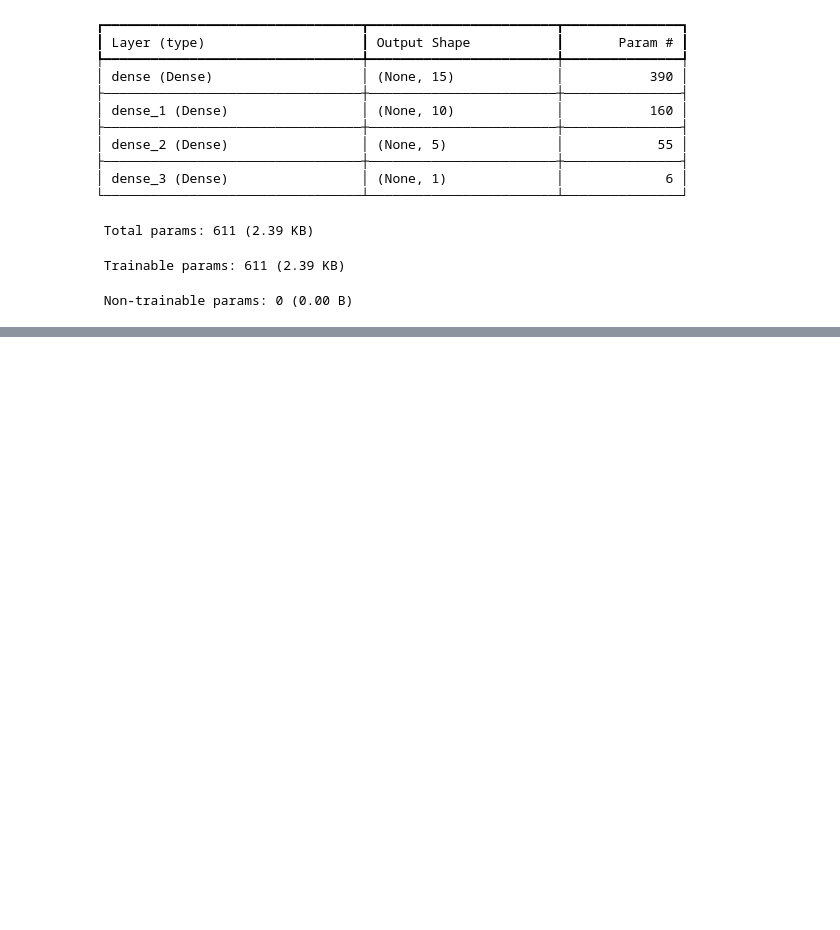
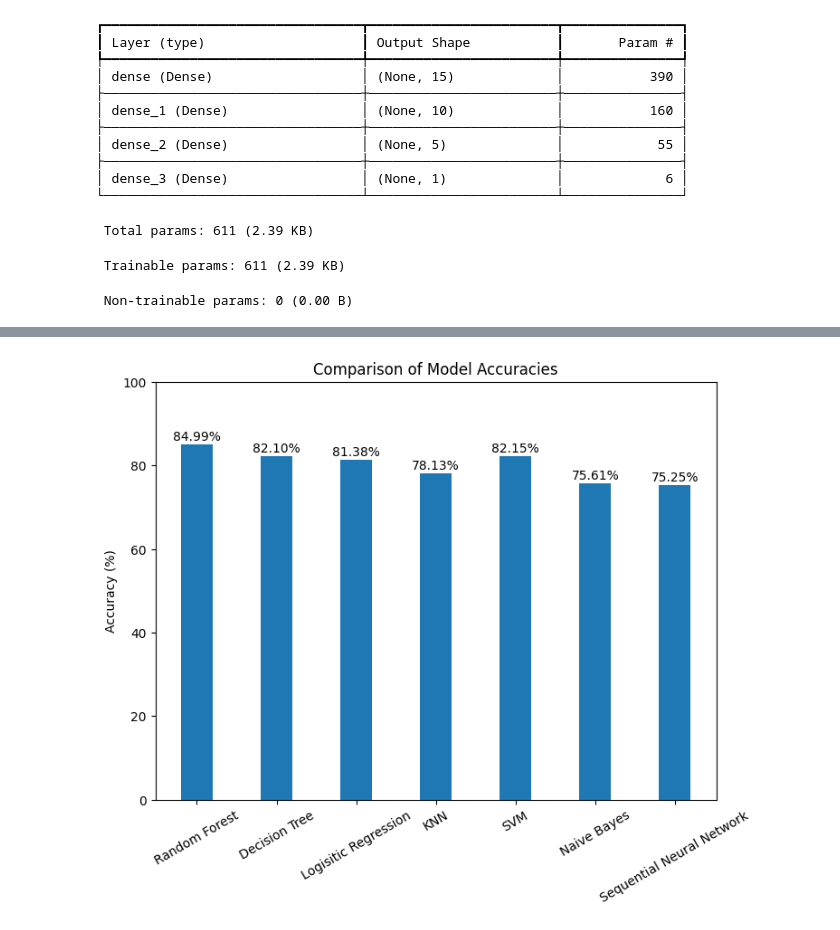
Before and after one commit to Leosce/Bank-Marketing-Campaign, a Jupyter notebook: BankPredictions.ipynb, the cells around one changed output, grey strips where cells are left out. Drawn from its saved outputs; the diff is of its cells as text; code cells hidden in the pictures; blank space fills up the shorter version.

```diff
--- a/BankPredictions.ipynb
+++ b/BankPredictions.ipynb
@@ -596,0 +624,2 @@ conmat(y_test,predict)
+# %%
+nb_accuracy, nb_precision, nb_sens, nb_f1,_ = evaluate(X_test_scaled,y_test,predict,X,y,nb)
@@ -673,0 +717,17 @@ F1-Score: 0.713667571125968
+# %%
+models= ['Random Forest','Decision Tree', 'Logisitic Regression', 'KNN','SVM','Naive Bayes','Sequential Neural Network']
+# %%
+plt.figure(figsize=(8,6))
+accuracies = [rf_accuracy*100,dt_accuracy*100, lr_accuracy*100, knn_accuracy*100,svm_accuracy*100,nb_accuracy*100,sq_accuracy*100]
+
+plt.bar(models, accuracies,width=0.4)
+plt.gca().set_ylim(0, 100)
+plt.ylabel('Accuracy (%)')
+plt.title('Comparison of Model Accuracies')
+for i, value in enumerate(accuracies):
+    plt.text(i, value + 1, f'{value:.2f}%', ha='center')
+
+plt.xticks(rotation=30)
+plt.show()
+# %% [output]
+[figure, added]
```
Also changed, not shown: parts of 16 cells of this notebook.
